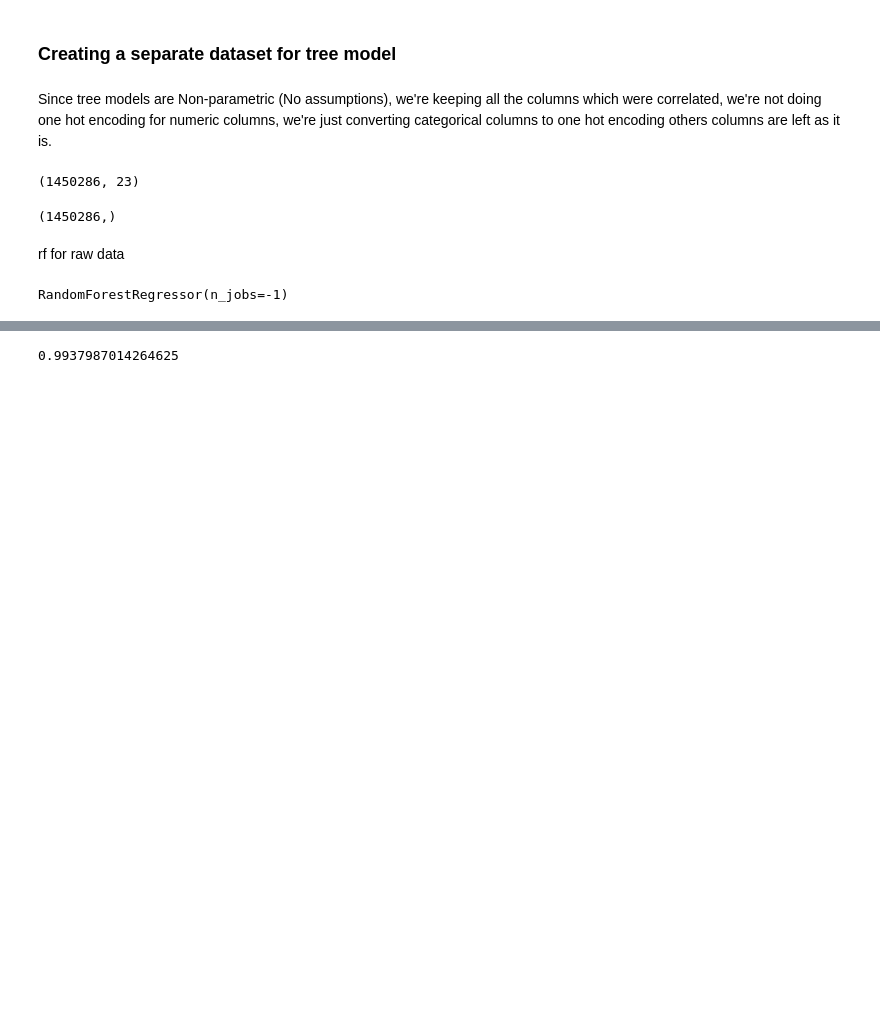
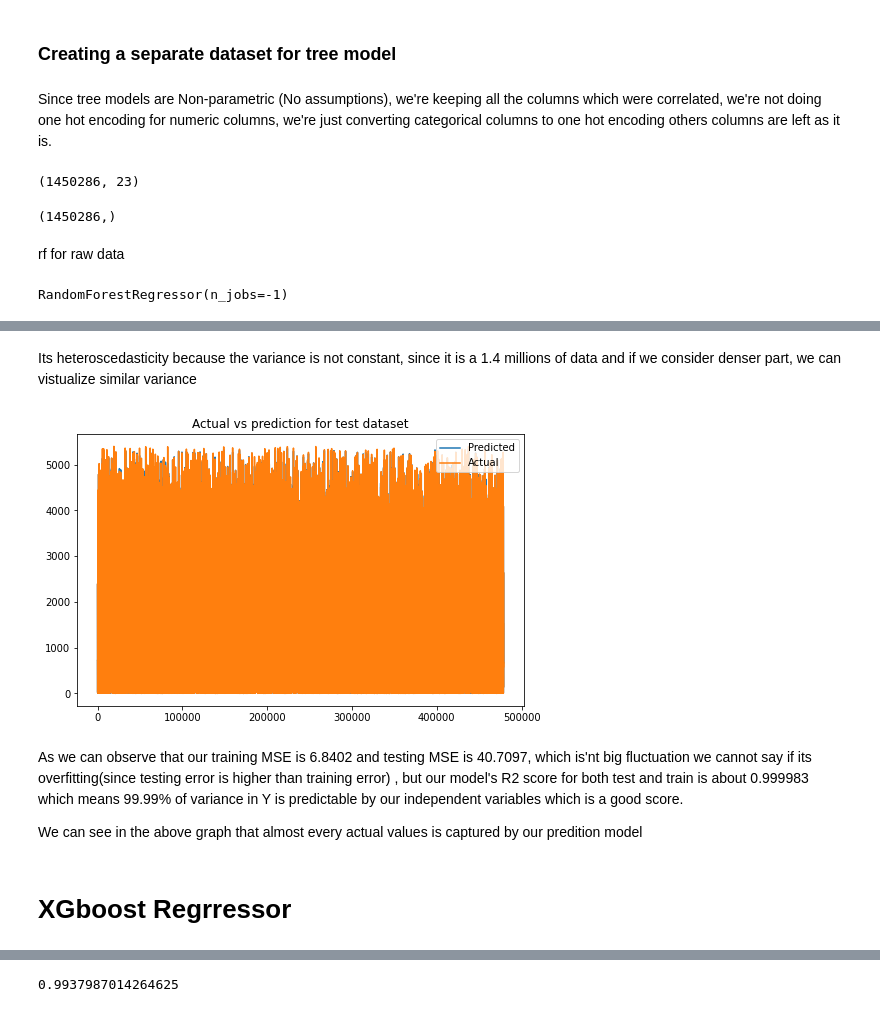
Before and after one commit to rubeshajith/NYC-taxi-trip-time-prediction, a Jupyter notebook: NYC_Taxi_Trip_Time_Prediction_Capstone_Project.ipynb, the cells around one changed output, grey strips where cells are left out. Drawn from its saved outputs; the diff is of its cells as text; code cells hidden in the pictures; blank space fills up the shorter version.

```diff
--- a/NYC_Taxi_Trip_Time_Prediction_Capstone_Project.ipynb
+++ b/NYC_Taxi_Trip_Time_Prediction_Capstone_Project.ipynb
@@ -1144,3 +1202,20 @@ for normalized data
+# %% [markdown]
+Its heteroscedasticity because the variance is not constant, since it is a 1.4 millions of data and if we consider denser part, we can vistualize similar variance
+# %%
+plt.figure(figsize=(8,5))
+plt.plot(y_pred_rf_test)
+plt.plot(np.array(y_test_ens))
+plt.legend(["Predicted","Actual"])
+plt.title("Actual vs prediction for test dataset")
+plt.show()
+# %% [output]
+[figure, added]
+# %% [markdown]
+As we can observe that our training MSE is 6.8402 and testing MSE is 40.7097, which is'nt big fluctuation we cannot say if its overfitting(since testing error is higher than training error) , but our model's R2 score for both test and train is about 0.999983 which means 99.99% of variance in Y is predictable by our independent variables which is a good score.
+
+We can see in the above graph that almost every actual values is captured by our predition model
+# %% [markdown]
+# XGboost Regrressor
 # %%
 regressor_xgb = XGBRegressor(n_jobs=-1)
 regressor_xgb.fit(X_train_ens,y_train_ens)
```
Also changed, not shown: parts of 21 cells of this notebook.
